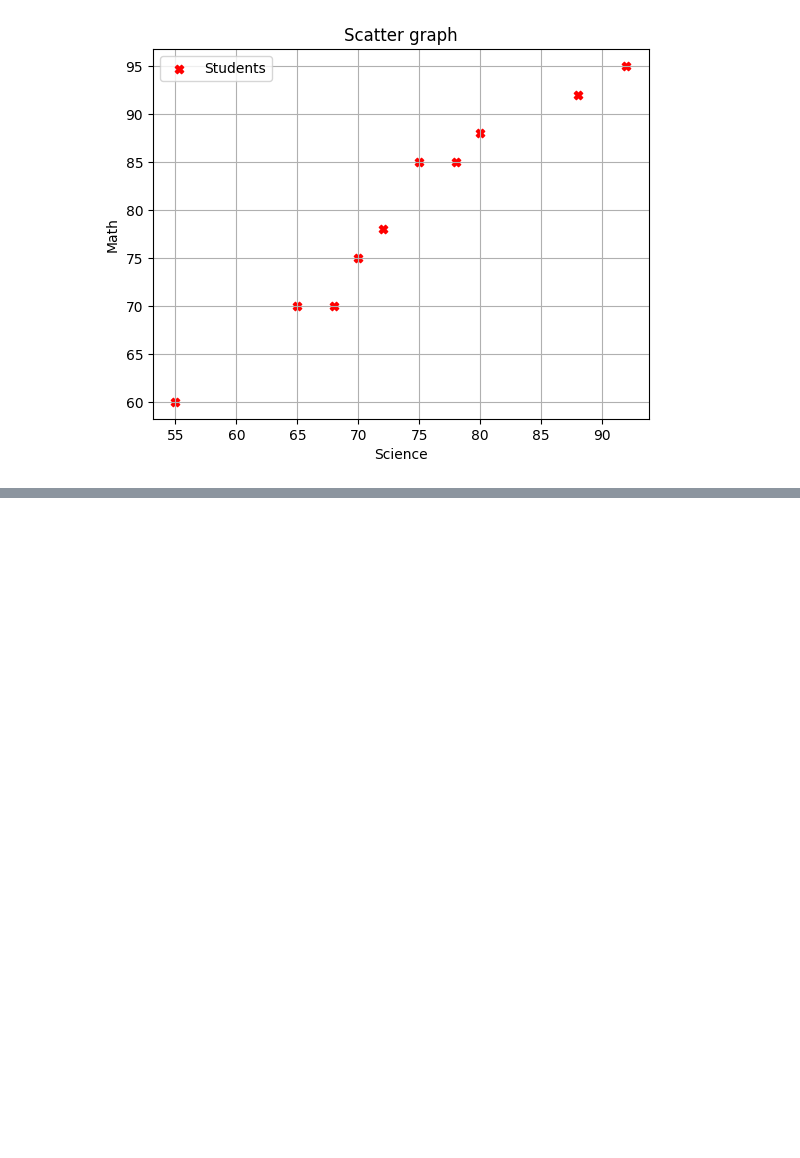
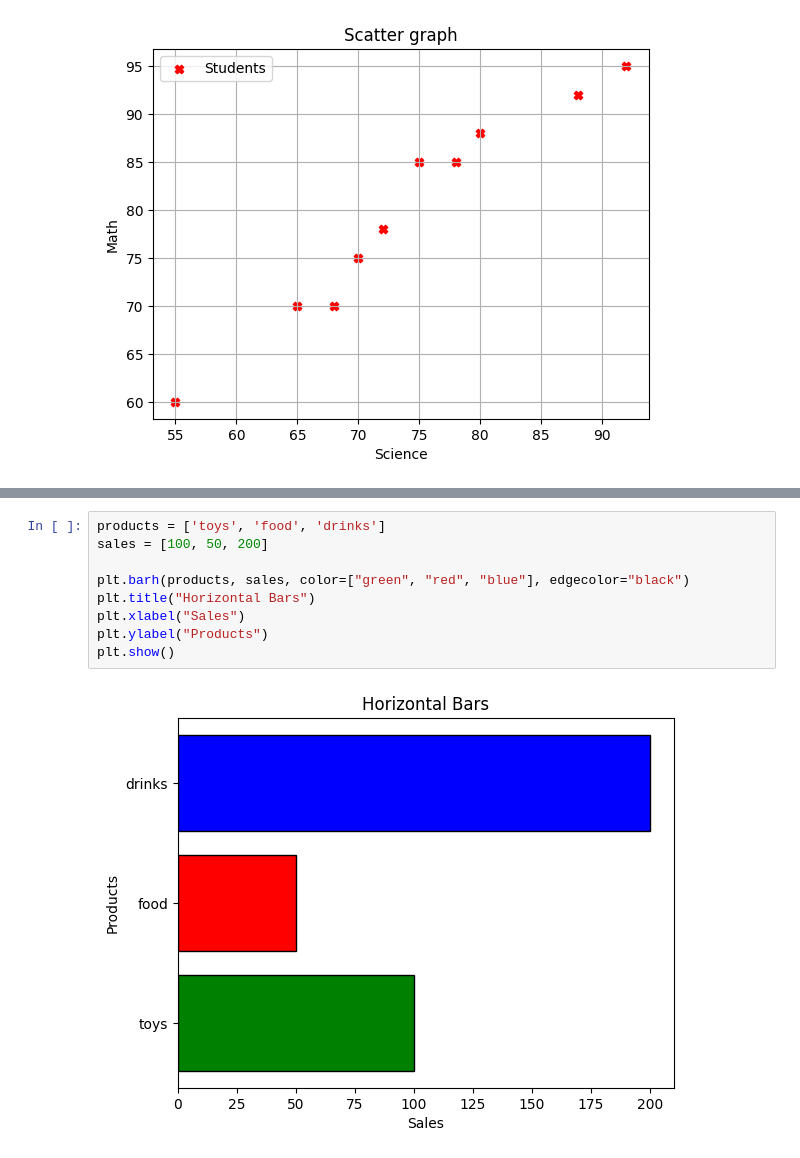
Before and after one commit to victorvulchev/git_tests, a Jupyter notebook: homework/graphs/all.ipynb, the cells around one changed output, grey strips where cells are left out. Drawn from its saved outputs; the diff is of its cells as text; blank space fills up the shorter version.

```diff
--- a/homework/graphs/all.ipynb
+++ b/homework/graphs/all.ipynb
@@ -36,0 +47,11 @@ AttributeError: Rectangle.set() got an unexpected keyword argument 'binwidth'
+# %%
+products = ['toys', 'food', 'drinks']
+sales = [100, 50, 200]
+
+plt.barh(products, sales, color=["green", "red", "blue"], edgecolor="black")
+plt.title("Horizontal Bars")
+plt.xlabel("Sales")
+plt.ylabel("Products")
+plt.show()
+# %% [output]
+[figure, added]
```
Also changed, not shown: parts of 4 cells of this notebook, 2 other files.
